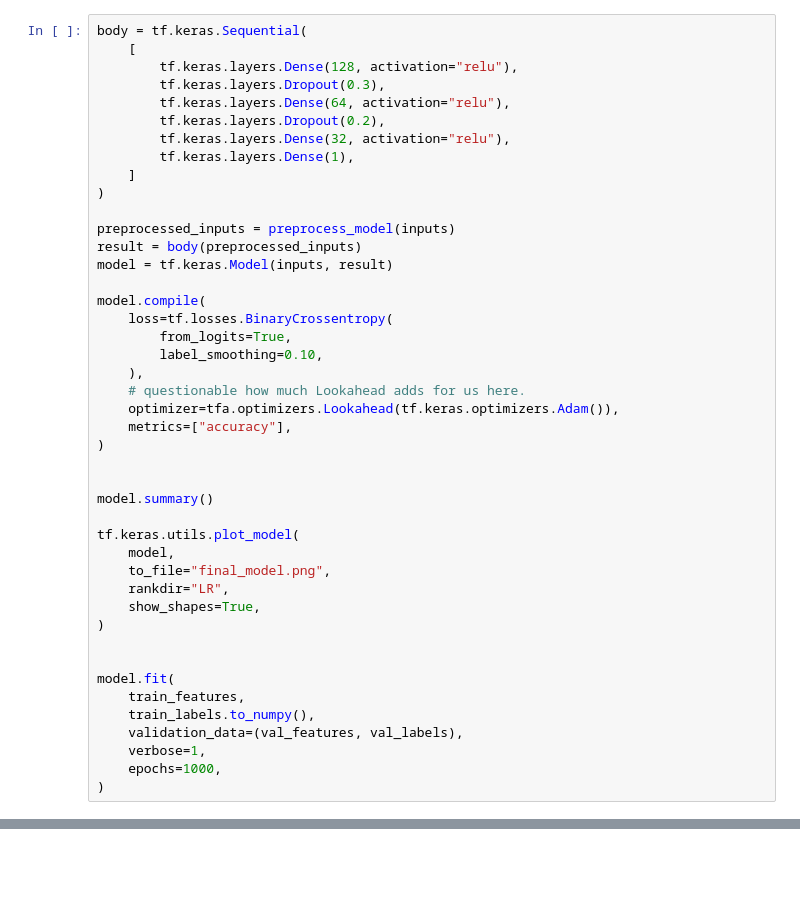
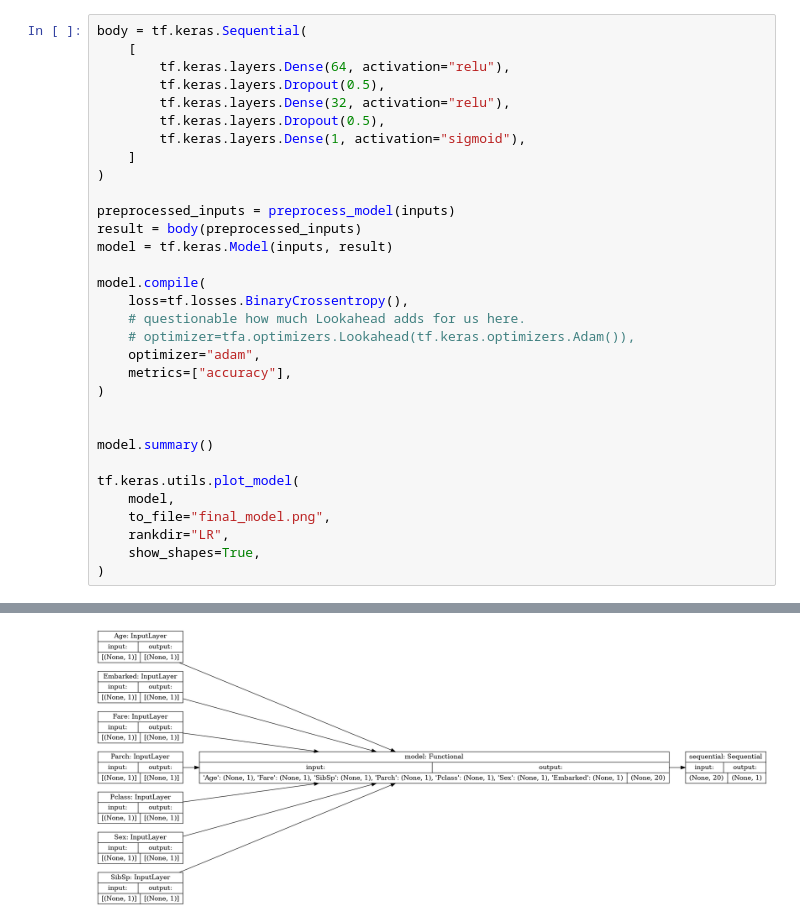
Before and after one commit to crutcher/smot, a Jupyter notebook: smot/problems/kaggle/titanic/notebook.ipynb, the cells around one changed output, grey strips where cells are left out. Drawn from its saved outputs; the diff is of its cells as text; blank space fills up the shorter version.

```diff
--- a/smot/problems/kaggle/titanic/notebook.ipynb
+++ b/smot/problems/kaggle/titanic/notebook.ipynb
@@ -147,12 +162,11 @@ array([[0., 0., 0., ..., 1., 1., 1.],
 # %%
 body = tf.keras.Sequential(
     [
-        tf.keras.layers.Dense(128, activation="relu"),
-        tf.keras.layers.Dropout(0.3),
         tf.keras.layers.Dense(64, activation="relu"),
-        tf.keras.layers.Dropout(0.2),
+        tf.keras.layers.Dropout(0.5),
         tf.keras.layers.Dense(32, activation="relu"),
-        tf.keras.layers.Dense(1),
+        tf.keras.layers.Dropout(0.5),
+        tf.keras.layers.Dense(1, activation="sigmoid"),
     ]
 )
 
@@ -161,12 +175,10 @@ result = body(preprocessed_inputs)
 model = tf.keras.Model(inputs, result)
 
 model.compile(
-    loss=tf.losses.BinaryCrossentropy(
-        from_logits=True,
-        label_smoothing=0.10,
-    ),
+    loss=tf.losses.BinaryCrossentropy(),
     # questionable how much Lookahead adds for us here.
-    optimizer=tfa.optimizers.Lookahead(tf.keras.optimizers.Adam()),
+    # optimizer=tfa.optimizers.Lookahead(tf.keras.optimizers.Adam()),
+    optimizer="adam",
     metrics=["accuracy"],
 )
 
@@ -179,13 +191,4 @@ tf.keras.utils.plot_model(
     rankdir="LR",
     show_shapes=True,
 )
-
-
-model.fit(
-    train_features,
-    train_labels.to_numpy(),
-    validation_data=(val_features, val_labels),
-    verbose=1,
-    epochs=1000,
-)
 # %% [output]
@@ -208,0 +212 @@ Epoch 72/1000
+[figure, added]
```
Also changed, not shown: parts of 7 cells of this notebook, 3 other files.
